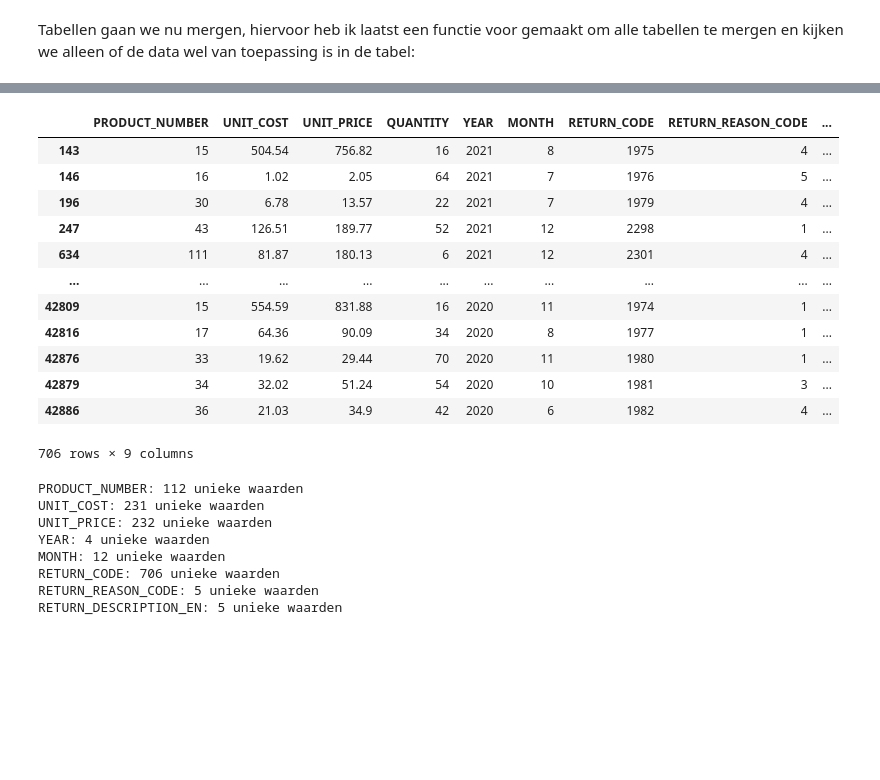
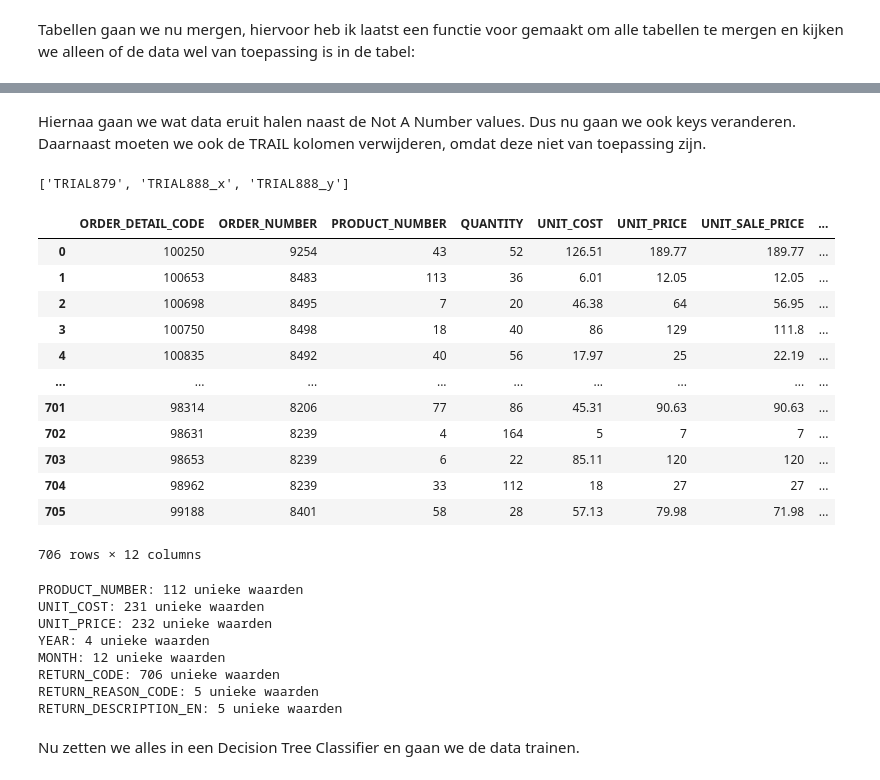
Before and after one commit to Peter-The-Great/DEDS_Portfolio_Week-8, a Jupyter notebook: classificationmodel.ipynb, the cells around one changed output, grey strips where cells are left out. Cells and saved outputs as stored; diff of their text form; code cells hidden in the pictures; blank space fills up the shorter version.

```diff
--- a/classificationmodel.ipynb
+++ b/classificationmodel.ipynb
@@ -260,5 +254,0 @@ Nu moeten we nog wat data converteren naar string data inplaats van date.
-# %%
-filtered_table['RETURN_DATE'] = pd.to_datetime(filtered_table['RETURN_DATE'], format="%d-%m-%Y %H:%M:%S")
-filtered_table['YEAR'] = filtered_table['RETURN_DATE'].dt.year.astype(str)
-filtered_table['MONTH'] = filtered_table['RETURN_DATE'].dt.month.astype(str)
-filtered_table
@@ -279,20 +255,28 @@ filtered_table
-# %%
-selected_columns = filtered_table[['PRODUCT_NUMBER', 'UNIT_COST', 'UNIT_PRICE', 'QUANTITY', 'YEAR', 'MONTH', 'RETURN_CODE', 'RETURN_REASON_CODE', 'RETURN_DESCRIPTION_EN']]
-selected_columns
-# %% [output]
-|  | PRODUCT_NUMBER | UNIT_COST | UNIT_PRICE | QUANTITY | YEAR | MONTH | RETURN_CODE | RETURN_REASON_CODE | ... |
-| 143 | 15 | 504.54 | 756.82 | 16 | 2021 | 8 | 1975 | 4 | ... |
-| 146 | 16 | 1.02 | 2.05 | 64 | 2021 | 7 | 1976 | 5 | ... |
-| 196 | 30 | 6.78 | 13.57 | 22 | 2021 | 7 | 1979 | 4 | ... |
-| 247 | 43 | 126.51 | 189.77 | 52 | 2021 | 12 | 2298 | 1 | ... |
-| 634 | 111 | 81.87 | 180.13 | 6 | 2021 | 12 | 2301 | 4 | ... |
-| ... | ... | ... | ... | ... | ... | ... | ... | ... | ... |
-| 42809 | 15 | 554.59 | 831.88 | 16 | 2020 | 11 | 1974 | 1 | ... |
-| 42816 | 17 | 64.36 | 90.09 | 34 | 2020 | 8 | 1977 | 1 | ... |
-| 42876 | 33 | 19.62 | 29.44 | 70 | 2020 | 11 | 1980 | 1 | ... |
-| 42879 | 34 | 32.02 | 51.24 | 54 | 2020 | 10 | 1981 | 3 | ... |
-| 42886 | 36 | 21.03 | 34.9 | 42 | 2020 | 6 | 1982 | 4 | ... |
-706 rows × 9 columns
+# %% [markdown]
+Hiernaa gaan we wat data eruit halen naast de Not A Number values. Dus nu gaan we ook keys veranderen.
+Daarnaast moeten we ook de TRAIL kolomen verwijderen, omdat deze niet van toepassing zijn.
+# %%
+filtered_table.drop(columns=['RETURN_REASON_CODE', 'ORDER_DETAIL_CODE', 'RETURN_CODE', 'RETURN_DATE'])
+print(list(filtered_table.filter(regex='TRIAL')))
+filtered_table = filtered_table[filtered_table.columns.drop(list(filtered_table.filter(regex='TRIAL')))]
+# %% [output]
+['TRIAL879', 'TRIAL888_x', 'TRIAL888_y']
+# %%
+selected_columns = filtered_table
+# %% [output]
+|  | ORDER_DETAIL_CODE | ORDER_NUMBER | PRODUCT_NUMBER | QUANTITY | UNIT_COST | UNIT_PRICE | UNIT_SALE_PRICE | ... |
+| 0 | 100250 | 9254 | 43 | 52 | 126.51 | 189.77 | 189.77 | ... |
+| 1 | 100653 | 8483 | 113 | 36 | 6.01 | 12.05 | 12.05 | ... |
+| 2 | 100698 | 8495 | 7 | 20 | 46.38 | 64 | 56.95 | ... |
+| 3 | 100750 | 8498 | 18 | 40 | 86 | 129 | 111.8 | ... |
+| 4 | 100835 | 8492 | 40 | 56 | 17.97 | 25 | 22.19 | ... |
+| ... | ... | ... | ... | ... | ... | ... | ... | ... |
+| 701 | 98314 | 8206 | 77 | 86 | 45.31 | 90.63 | 90.63 | ... |
+| 702 | 98631 | 8239 | 4 | 164 | 5 | 7 | 7 | ... |
+| 703 | 98653 | 8239 | 6 | 22 | 85.11 | 120 | 120 | ... |
+| 704 | 98962 | 8239 | 33 | 112 | 18 | 27 | 27 | ... |
+| 705 | 99188 | 8401 | 58 | 28 | 57.13 | 79.98 | 71.98 | ... |
+706 rows × 12 columns
 # %%
 # We moeten controleren of er kolommen zijn die categorische variabelen bevatten die moeten worden omgezet naar dummyvariabelen.
 # Laten we eerst controleren welke kolommen categorisch zijn en hoeveel unieke waarden ze bevatten.
@@ -320,5 +305,7 @@ y = df['RETURN_REASON_CODE'] # Afhankelijke variabele
 
 x_train, x_test, y_train, y_test = train_test_split(x, y, test_size=0.15, random_state=42)
+# %% [markdown]
+Nu zetten we alles in een Decision Tree Classifier en gaan we de data trainen.
 # %%
 dtree = DecisionTreeClassifier(max_depth=3)
 dtree = dtree.fit(x_train, y_train)
```
Also changed, not shown: parts of 13 cells of this notebook.
